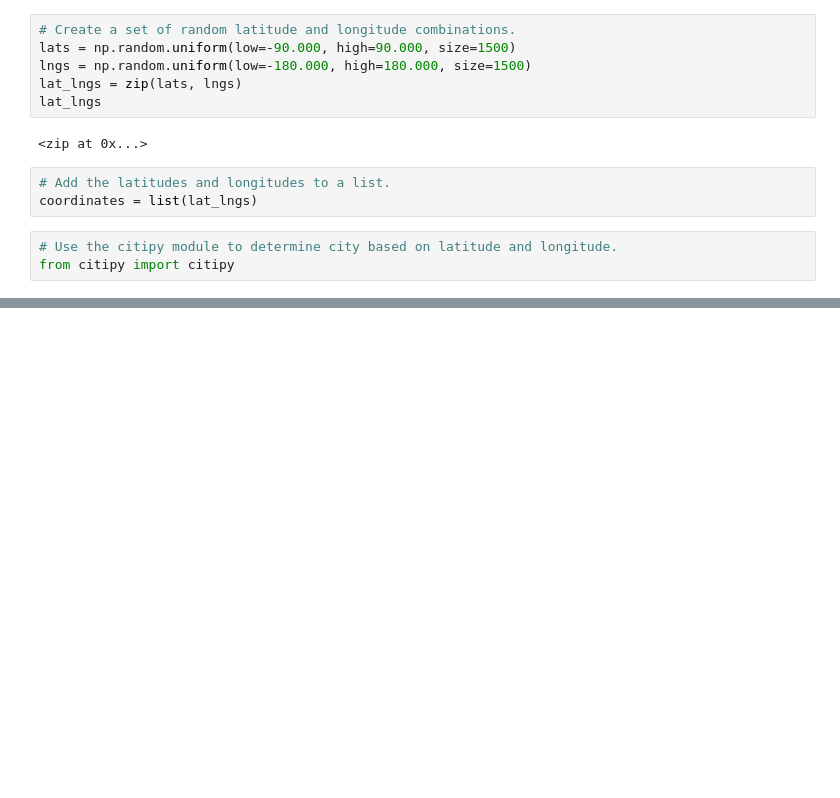
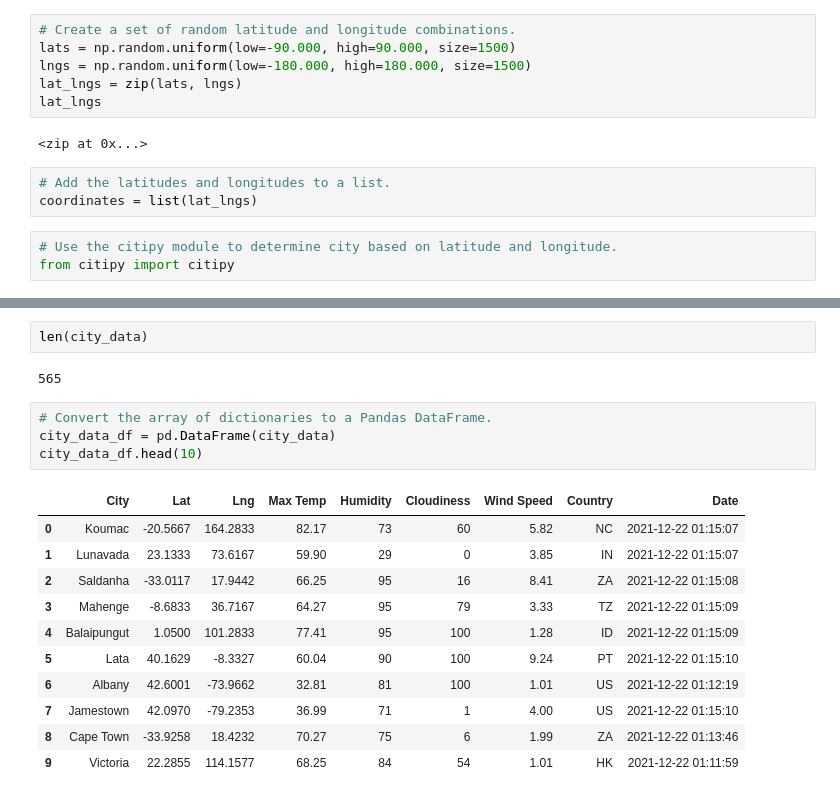
Before and after one commit to eburneo/World_weather_Analysis, a Jupyter notebook: WeatherPy.ipynb, the cells around one changed output, grey strips where cells are left out. Cells and saved outputs as stored; diff of their text form; blank space fills up the shorter version.

```diff
--- a/WeatherPy.ipynb
+++ b/WeatherPy.ipynb
@@ -33,0 +130,20 @@ len(cities)
+# %%
+len(city_data)
+# %% [output]
+565
+# %%
+# Convert the array of dictionaries to a Pandas DataFrame.
+city_data_df = pd.DataFrame(city_data)
+city_data_df.head(10)
+# %% [output]
+|  | City | Lat | Lng | Max Temp | Humidity | Cloudiness | Wind Speed | Country | Date |
+| 0 | Koumac | -20.5667 | 164.2833 | 82.17 | 73 | 60 | 5.82 | NC | 2021-12-22 01:15:07 |
+| 1 | Lunavada | 23.1333 | 73.6167 | 59.90 | 29 | 0 | 3.85 | IN | 2021-12-22 01:15:07 |
+| 2 | Saldanha | -33.0117 | 17.9442 | 66.25 | 95 | 16 | 8.41 | ZA | 2021-12-22 01:15:08 |
+| 3 | Mahenge | -8.6833 | 36.7167 | 64.27 | 95 | 79 | 3.33 | TZ | 2021-12-22 01:15:09 |
+| 4 | Balaipungut | 1.0500 | 101.2833 | 77.41 | 95 | 100 | 1.28 | ID | 2021-12-22 01:15:09 |
+| 5 | Lata | 40.1629 | -8.3327 | 60.04 | 90 | 100 | 9.24 | PT | 2021-12-22 01:15:10 |
+| 6 | Albany | 42.6001 | -73.9662 | 32.81 | 81 | 100 | 1.01 | US | 2021-12-22 01:12:19 |
+| 7 | Jamestown | 42.0970 | -79.2353 | 36.99 | 71 | 1 | 4.00 | US | 2021-12-22 01:15:10 |
+| 8 | Cape Town | -33.9258 | 18.4232 | 70.27 | 75 | 6 | 1.99 | ZA | 2021-12-22 01:13:46 |
+| 9 | Victoria | 22.2855 | 114.1577 | 68.25 | 84 | 54 | 1.01 | HK | 2021-12-22 01:11:59 |
```
Also changed, not shown: parts of 6 cells of this notebook, 1 other file.
